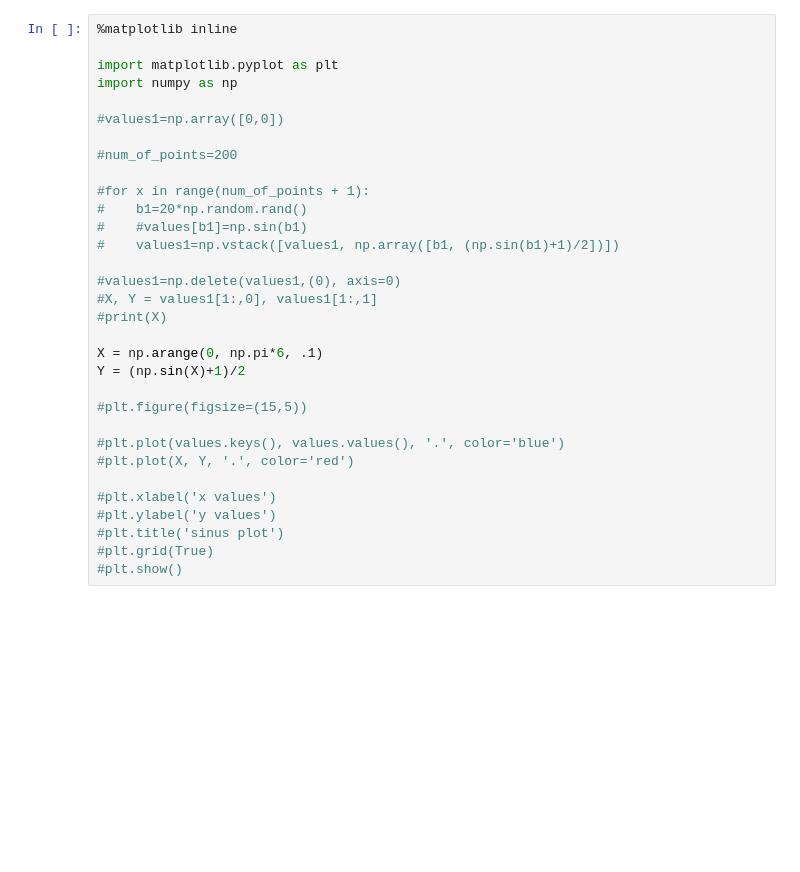
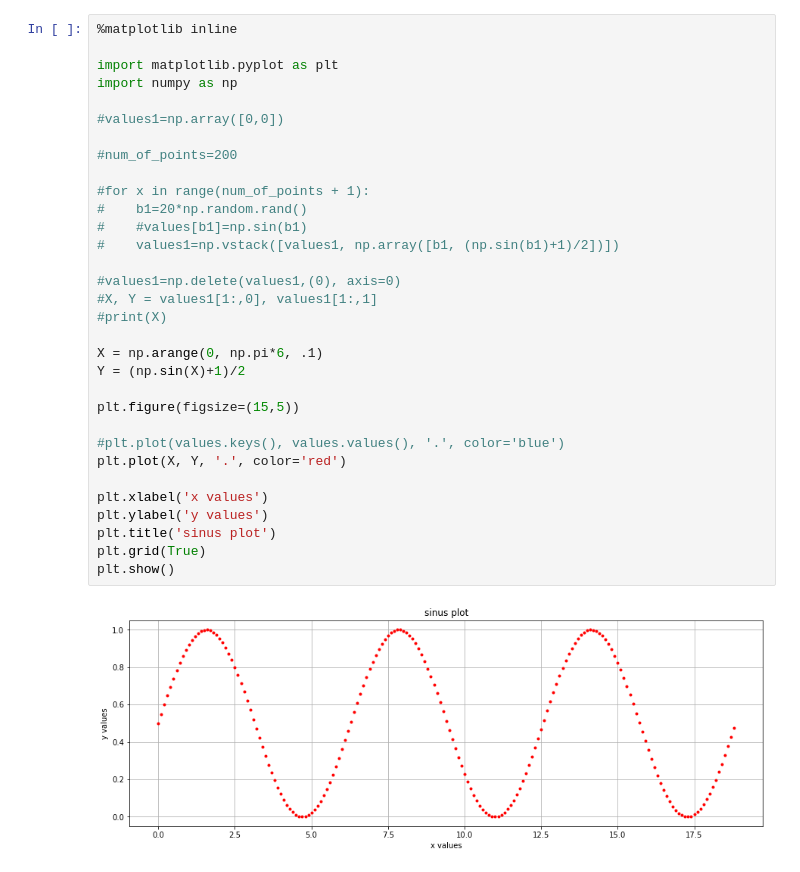
Before and after one commit to irji/PythonProjects, a Jupyter notebook: DataAnalisys/NN_Sin_Keras.ipynb, the cells around one changed output. Saved outputs shown, nothing was run; the diff lists cells and outputs as text; blank space fills up the shorter version.

```diff
--- a/DataAnalisys/NN_Sin_Keras.ipynb
+++ b/DataAnalisys/NN_Sin_Keras.ipynb
@@ -1,35 +1,37 @@
 # %%
 %matplotlib inline
 
 import matplotlib.pyplot as plt
 import numpy as np
 
 #values1=np.array([0,0])
 
 #num_of_points=200
 
 #for x in range(num_of_points + 1):
 #    b1=20*np.random.rand()
 #    #values[b1]=np.sin(b1)
 #    values1=np.vstack([values1, np.array([b1, (np.sin(b1)+1)/2])])
 
 #values1=np.delete(values1,(0), axis=0)
 #X, Y = values1[1:,0], values1[1:,1]
 #print(X)
 
 X = np.arange(0, np.pi*6, .1)
 Y = (np.sin(X)+1)/2
 
-#plt.figure(figsize=(15,5))
+plt.figure(figsize=(15,5))
 
 #plt.plot(values.keys(), values.values(), '.', color='blue')
-#plt.plot(X, Y, '.', color='red')
+plt.plot(X, Y, '.', color='red')
 
-#plt.xlabel('x values')
-#plt.ylabel('y values')
-#plt.title('sinus plot')
-#plt.grid(True)
-#plt.show()
+plt.xlabel('x values')
+plt.ylabel('y values')
+plt.title('sinus plot')
+plt.grid(True)
+plt.show()
+# %% [output]
+[figure, added]
 # %%
 from keras.models import Sequential
 from keras.layers import Dense, LSTM, Conv1D
```
Also changed, not shown: parts of 1 cell of this notebook, 1 other file.
